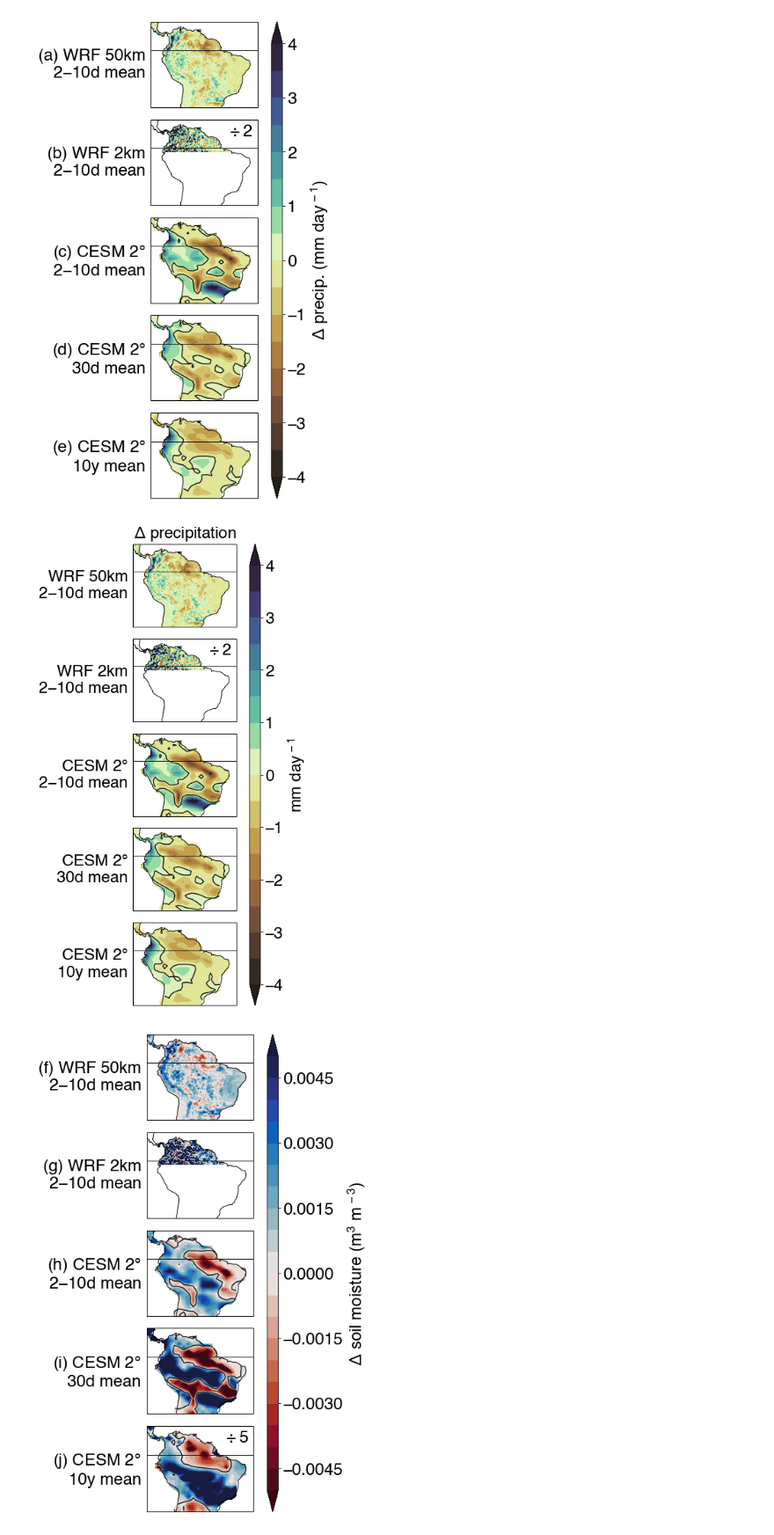
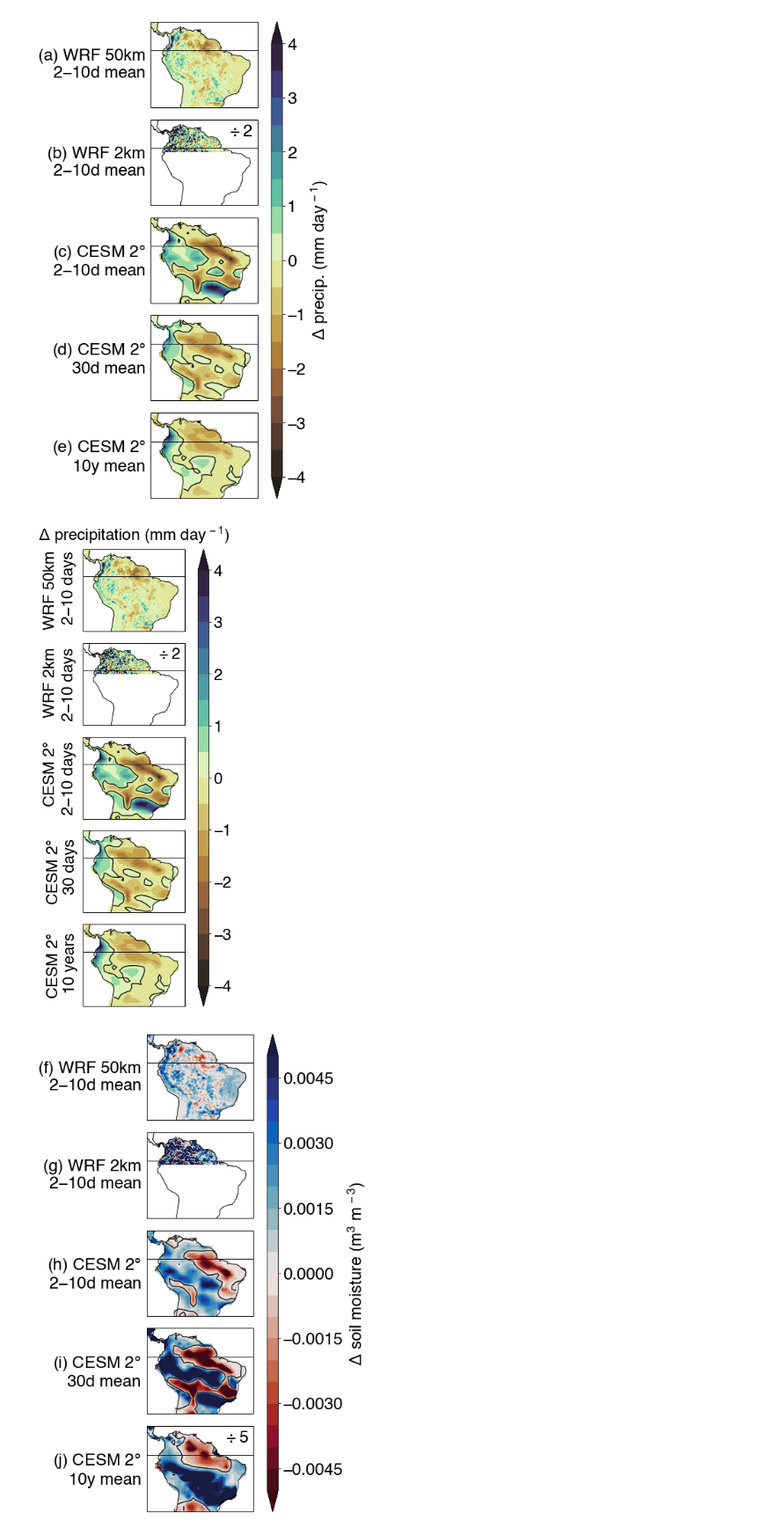
Before and after one commit to bairdlangenbrunner/amazon-phys-response-paper, a Jupyter notebook: scripts/POSTER_precip_and_soil_moisture_maps.ipynb, the cells around one changed output. Shown at 88% size. Drawn from its saved outputs; the diff is of its cells as text; code cells hidden in the pictures.

Commit message:
updated soil moisture and precip maps

```diff
--- a/scripts/POSTER_precip_and_soil_moisture_maps.ipynb
+++ b/scripts/POSTER_precip_and_soil_moisture_maps.ipynb
@@ -1375,41 +1375,42 @@ ax2.coastlines()
 ax3.coastlines()
 ax4.coastlines()
 ax5.coastlines()
 
 fig.tight_layout()
 
-ax1.text(s='WRF 50km\n2$-$10d mean', x=-.05, y=0.5, transform=ax1.transAxes, fontsize=fontsize, ha='right', va='center')
-ax2.text(s='WRF 2km\n2$-$10d mean', x=-.05, y=0.5, transform=ax2.transAxes, fontsize=fontsize, ha='right', va='center')
-ax3.text(s='CESM 2$\degree$\n2$-$10d mean', x=-.05, y=0.5, transform=ax3.transAxes, fontsize=fontsize, ha='right', va='center')
-ax4.text(s='CESM 2$\degree$\n30d mean', x=-.05, y=0.5, transform=ax4.transAxes, fontsize=fontsize, ha='right', va='center')
-ax5.text(s='CESM 2$\degree$\n10y mean', x=-.05, y=0.5, transform=ax5.transAxes, fontsize=fontsize, ha='right', va='center')
+ax1.text(s='WRF 50km\n2$-$10 days', x=-.05, y=0.5, transform=ax1.transAxes, fontsize=fontsize, ha='right', va='center',rotation=90)
+ax2.text(s='WRF 2km\n2$-$10 days', x=-.05, y=0.5, transform=ax2.transAxes, fontsize=fontsize, ha='right', va='center',rotation=90)
+ax3.text(s='CESM 2$\degree$\n2$-$10 days', x=-.05, y=0.5, transform=ax3.transAxes, fontsize=fontsize, ha='right', va='center',rotation=90)
+ax4.text(s='CESM 2$\degree$\n30 days', x=-.05, y=0.5, transform=ax4.transAxes, fontsize=fontsize, ha='right', va='center',rotation=90)
+ax5.text(s='CESM 2$\degree$\n10 years', x=-.05, y=0.5, transform=ax5.transAxes, fontsize=fontsize, ha='right', va='center',rotation=90)
 ax2.text(s='$\div$ 2', x=0.96, y=0.95, transform=ax2.transAxes, fontsize=fontsize, ha='right', va='top')
-ax1.text(s='$\Delta$ precipitation', x=0.5, y=1.02, transform=ax1.transAxes, fontsize=fontsize, ha='center', va='bottom')
+ax1.text(s='$\Delta$ precipitation (mm day$^{\,-1}$)', x=0.5, y=1.05, transform=ax1.transAxes, fontsize=fontsize, ha='center', va='bottom')
 
 ax1.axhline(0, lw='1', color='0.1', ls='-')
 ax2.axhline(0, lw='1', color='0.1', ls='-')
 ax3.axhline(0, lw='1', color='0.1', ls='-')
 ax4.axhline(0, lw='1', color='0.1', ls='-')
 ax5.axhline(0, lw='1', color='0.1', ls='-')
 
 ax3_top = ax3
 ax5_top = ax5
 contour1_top = contour1
 
 # top plots
 #axlpos = ax3_top.get_position()
 #axrpos = ax5_top.get_position()
 axtpos = ax1.get_position()
 axbpos = ax5.get_position()
 
 cbar_ax = fig.add_axes([axbpos.x1,axbpos.y0,0.075,axtpos.y1-axbpos.y0])
 cbar = fig.colorbar(contour1_top, cax=cbar_ax, orientation='vertical')
 cbar_ax.tick_params(labelsize=fontsize)
-cbar.set_label('mm day$^{\,-1}$', fontsize=fontsize)
+#cbar.set_label('mm day$^{\,-1}$', fontsize=fontsize)
+#cbar_ax.text(s='mm day$^{\,-1}$', x=0., y=1.02, ha='left', va='bottom', fontsize=fontsize, transform=cbar_ax.transAxes)
 
 fig.savefig('../figures/POSTER_precip_maps_noletters.pdf', bbox_inches='tight', transparent=True)
 # %% [output]
-[figure, old version]
+[figure, new version]
 # %%
 fontsize=24
 
```
Also changed, not shown: parts of 1 cell of this notebook, 4 other files.
